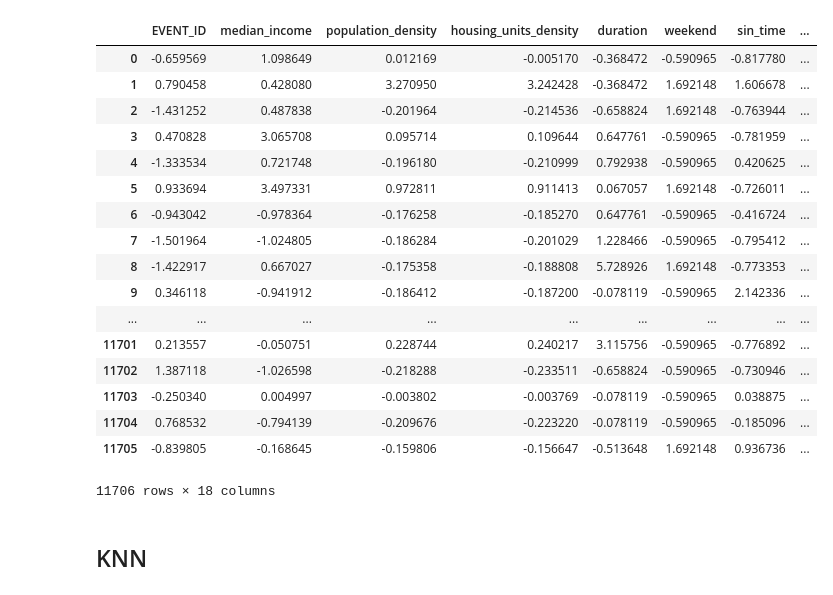
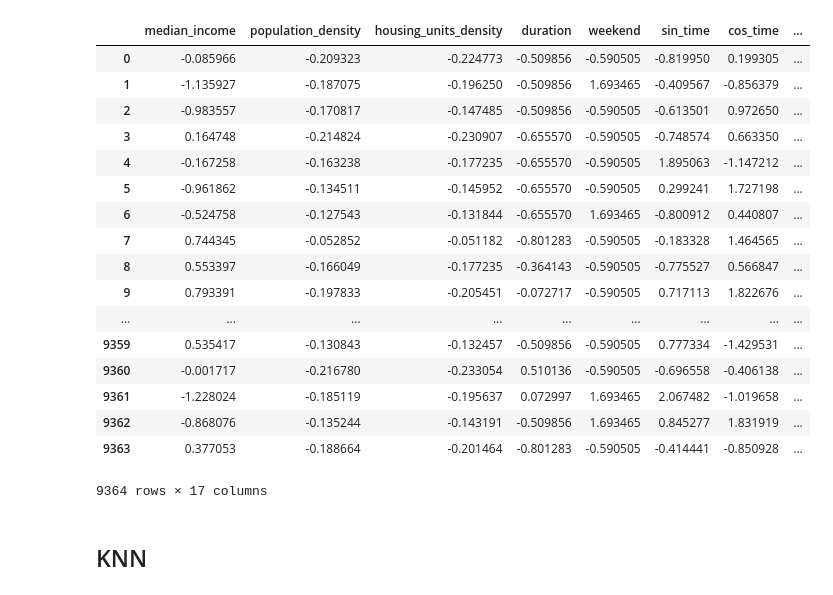
Before and after one commit to zaneddennis/tornado_v2, a Jupyter notebook: ZDD-Neighbors.ipynb, the cells around one changed output. Saved outputs shown, nothing was run; the diff lists cells and outputs as text; code cells hidden in the pictures.

```diff
--- a/ZDD-Neighbors.ipynb
+++ b/ZDD-Neighbors.ipynb
@@ -14,35 +14,33 @@ import matplotlib.pyplot as plt
 %matplotlib inline
 import seaborn as sns
 # %%
-X  = pd.read_csv("tornado-xtrain.csv")
+X  = pd.read_csv("tornado_xtrain.csv")
 xCols = X.columns
 X = pd.DataFrame(preprocessing.scale(X))
 X.columns = xCols
-y = pd.read_csv("tornado-ytrain.csv", header=None, index_col=0)
+y = pd.read_csv("tornado_ytrain.csv", header=None, index_col=0)
 
-# from feature importances as determined by decision tree
-"""unimportantFeatures = ["EVENT_ID", "median_income", "population_density", "weekend", "average_range", "average_latitude", "average_longitude", "percent_land", "multi_vortex"]
-X = X.drop(columns=unimportantFeatures)"""
+X = X.drop(columns=["Unnamed: 0"])
 X
 # %% [output]
-|  | EVENT_ID | median_income | population_density | housing_units_density | duration | weekend | sin_time | ... |
-| 0 | -0.659569 | 1.098649 | 0.012169 | -0.005170 | -0.368472 | -0.590965 | -0.817780 | ... |
-| 1 | 0.790458 | 0.428080 | 3.270950 | 3.242428 | -0.368472 | 1.692148 | 1.606678 | ... |
-| 2 | -1.431252 | 0.487838 | -0.201964 | -0.214536 | -0.658824 | 1.692148 | -0.763944 | ... |
-| 3 | 0.470828 | 3.065708 | 0.095714 | 0.109644 | 0.647761 | -0.590965 | -0.781959 | ... |
-| 4 | -1.333534 | 0.721748 | -0.196180 | -0.210999 | 0.792938 | -0.590965 | 0.420625 | ... |
-| 5 | 0.933694 | 3.497331 | 0.972811 | 0.911413 | 0.067057 | 1.692148 | -0.726011 | ... |
-| 6 | -0.943042 | -0.978364 | -0.176258 | -0.185270 | 0.647761 | -0.590965 | -0.416724 | ... |
-| 7 | -1.501964 | -1.024805 | -0.186284 | -0.201029 | 1.228466 | -0.590965 | -0.795412 | ... |
-| 8 | -1.422917 | 0.667027 | -0.175358 | -0.188808 | 5.728926 | 1.692148 | -0.773353 | ... |
-| 9 | 0.346118 | -0.941912 | -0.186412 | -0.187200 | -0.078119 | -0.590965 | 2.142336 | ... |
+|  | median_income | population_density | housing_units_density | duration | weekend | sin_time | cos_time | ... |
+| 0 | -0.085966 | -0.209323 | -0.224773 | -0.509856 | -0.590505 | -0.819950 | 0.199305 | ... |
+| 1 | -1.135927 | -0.187075 | -0.196250 | -0.509856 | 1.693465 | -0.409567 | -0.856379 | ... |
+| 2 | -0.983557 | -0.170817 | -0.147485 | -0.509856 | -0.590505 | -0.613501 | 0.972650 | ... |
+| 3 | 0.164748 | -0.214824 | -0.230907 | -0.655570 | -0.590505 | -0.748574 | 0.663350 | ... |
+| 4 | -0.167258 | -0.163238 | -0.177235 | -0.655570 | -0.590505 | 1.895063 | -1.147212 | ... |
+| 5 | -0.961862 | -0.134511 | -0.145952 | -0.655570 | -0.590505 | 0.299241 | 1.727198 | ... |
+| 6 | -0.524758 | -0.127543 | -0.131844 | -0.655570 | 1.693465 | -0.800912 | 0.440807 | ... |
+| 7 | 0.744345 | -0.052852 | -0.051182 | -0.801283 | -0.590505 | -0.183328 | 1.464565 | ... |
+| 8 | 0.553397 | -0.166049 | -0.177235 | -0.364143 | -0.590505 | -0.775527 | 0.566847 | ... |
+| 9 | 0.793391 | -0.197833 | -0.205451 | -0.072717 | -0.590505 | 0.717113 | 1.822676 | ... |
 | ... | ... | ... | ... | ... | ... | ... | ... | ... |
-| 11701 | 0.213557 | -0.050751 | 0.228744 | 0.240217 | 3.115756 | -0.590965 | -0.776892 | ... |
-| 11702 | 1.387118 | -1.026598 | -0.218288 | -0.233511 | -0.658824 | -0.590965 | -0.730946 | ... |
-| 11703 | -0.250340 | 0.004997 | -0.003802 | -0.003769 | -0.078119 | -0.590965 | 0.038875 | ... |
-| 11704 | 0.768532 | -0.794139 | -0.209676 | -0.223220 | -0.078119 | -0.590965 | -0.185096 | ... |
-| 11705 | -0.839805 | -0.168645 | -0.159806 | -0.156647 | -0.513648 | 1.692148 | 0.936736 | ... |
+| 9359 | 0.535417 | -0.130843 | -0.132457 | -0.509856 | -0.590505 | 0.777334 | -1.429531 | ... |
+| 9360 | -0.001717 | -0.216780 | -0.233054 | 0.510136 | -0.590505 | -0.696558 | -0.406138 | ... |
+| 9361 | -1.228024 | -0.185119 | -0.195637 | 0.072997 | 1.693465 | 2.067482 | -1.019658 | ... |
+| 9362 | -0.868076 | -0.135244 | -0.143191 | -0.509856 | 1.693465 | 0.845277 | 1.831919 | ... |
+| 9363 | 0.377053 | -0.188664 | -0.201464 | -0.801283 | -0.590505 | -0.414441 | -0.850928 | ... |
-11706 rows × 18 columns
+9364 rows × 17 columns
 # %% [markdown]
 ## KNN
 # %%
```
Also changed, not shown: parts of 21 cells of this notebook.
